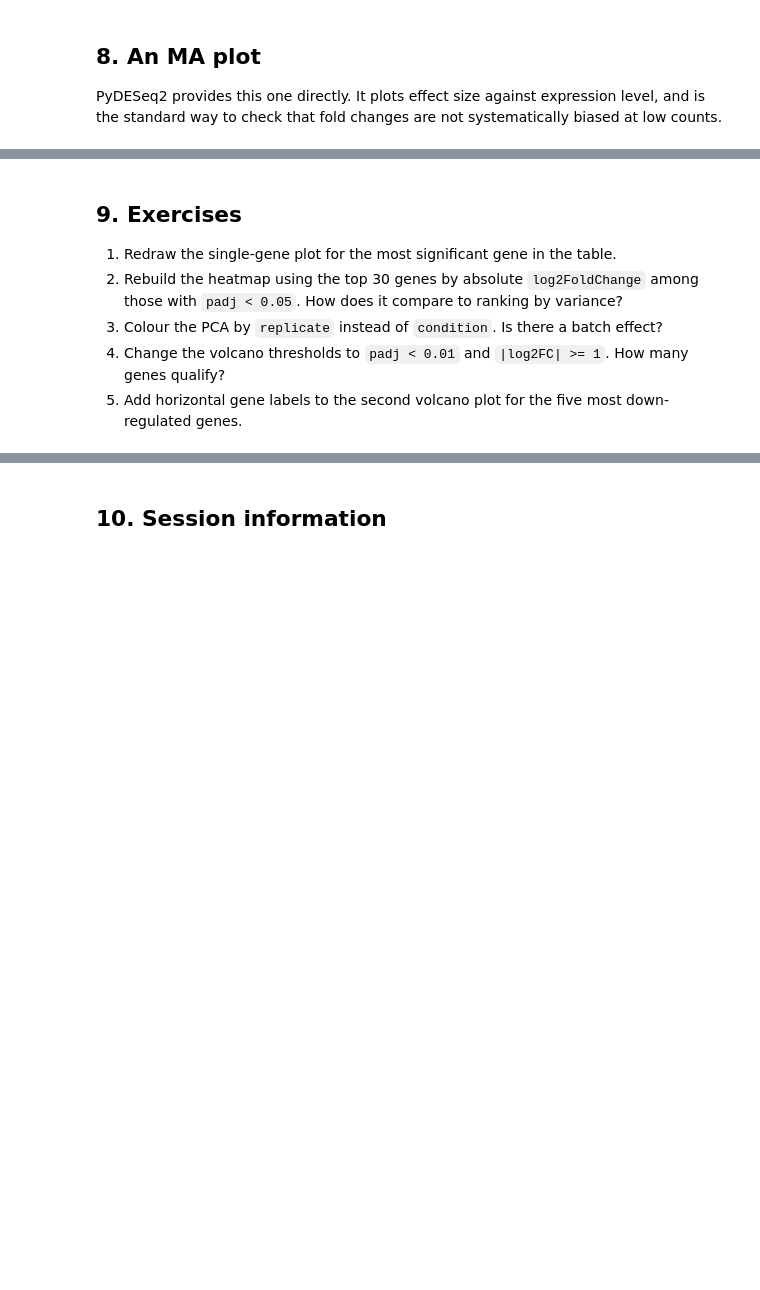
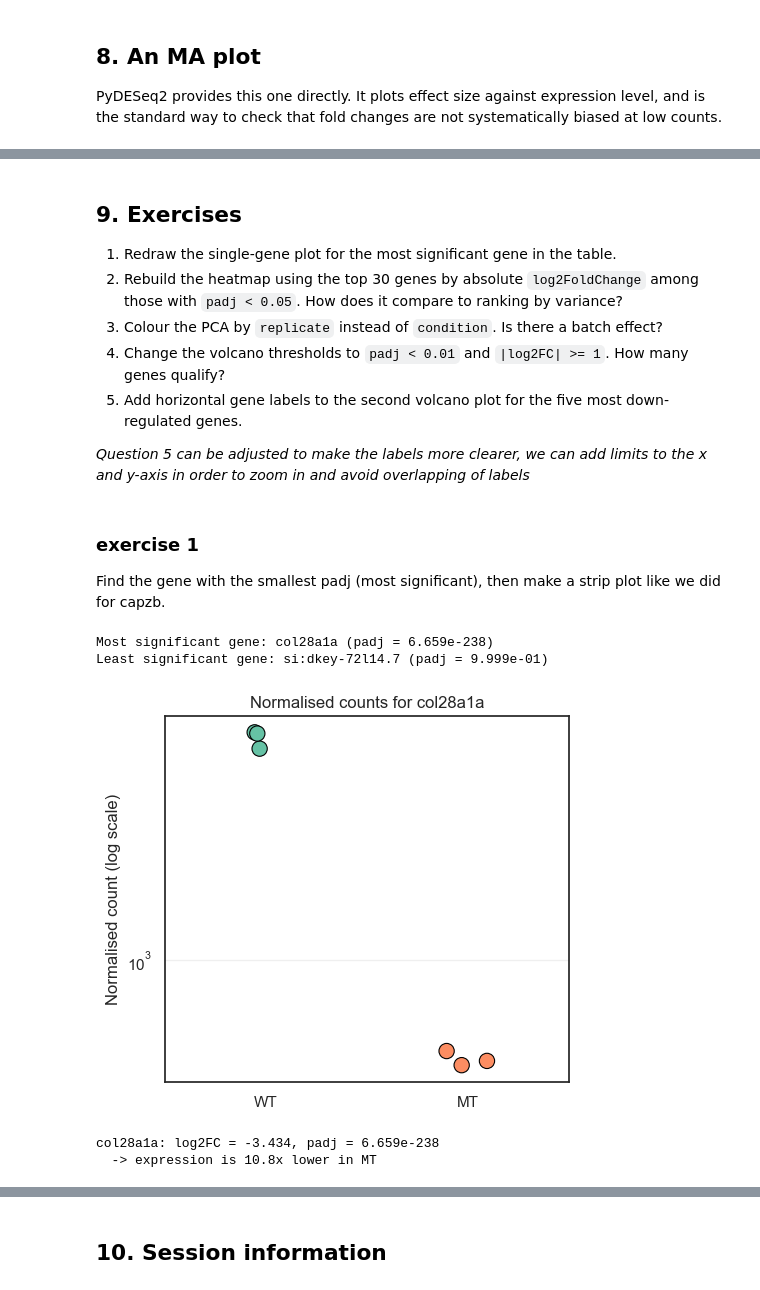
Before and after one commit to enriquea/ZebraQ, a Jupyter notebook: lessons-py/S5_PyDESeq2_Visualization.ipynb, the cells around one changed output, grey strips where cells are left out. Cells and saved outputs as stored; diff of their text form; code cells hidden in the pictures; blank space fills up the shorter version.

Commit message:
changes in exercises

```diff
--- a/lessons-py/S5_PyDESeq2_Visualization.ipynb
+++ b/lessons-py/S5_PyDESeq2_Visualization.ipynb
@@ -427,3 +427,47 @@ stat_res.plot_MA(s=6)
    genes qualify?
 5. Add horizontal gene labels to the second volcano plot for the five most
    down-regulated genes.
+
+*Question 5 can be adjusted to make the labels more clearer, we can add limits to the x and y-axis in order to zoom in and avoid overlapping of labels*
+# %% [markdown]
+### exercise 1
+Find the gene with the smallest padj (most significant), then make a strip plot like we did for capzb.
+# %%
+# Find the most significant gene (smallest padj)
+most_significant_gene = results["padj"].idxmin()
+print(f"Most significant gene: {most_significant_gene} (padj = {results.loc[most_significant_gene, 'padj']:.3e})")
+
+#largest padj - just to see the other end of the spectrum
+least_significant_gene = results["padj"].idxmax()
+print(f"Least significant gene: {least_significant_gene} (padj = {results.loc[least_significant_gene, 'padj']:.3e})")
+
+# Create the gene data frame
+gene_df = pd.DataFrame({
+    "count": normed[most_significant_gene],
+    "condition": metadata.loc[normed.index, "condition"],
+})
+
+# Make the plot
+fig, ax = plt.subplots(figsize=(5, 4.5))
+sns.stripplot(data=gene_df, x="condition", y="count", hue="condition",
+              order=[REFERENCE, TREATMENT], palette="Set2",
+              size=11, jitter=0.12, legend=False, edgecolor="black",
+              linewidth=0.8, ax=ax)
+ax.set_yscale("log")
+ax.set(title=f"Normalised counts for {most_significant_gene}",
+       xlabel="", ylabel="Normalised count (log scale)")
+ax.grid(axis="y", alpha=0.3)
+plt.tight_layout()
+plt.show()
+
+# Print stats
+row = results.loc[most_significant_gene]
+print(f"{most_significant_gene}: log2FC = {row['log2FoldChange']:.3f}, padj = {row['padj']:.3e}")
+print(f"  -> expression is {2 ** abs(row['log2FoldChange']):.1f}x "
+      f"{'lower' if row['log2FoldChange'] < 0 else 'higher'} in {TREATMENT}")
+# %% [output]
+Most significant gene: col28a1a (padj = 6.659e-238)
+Least significant gene: si:dkey-72l14.7 (padj = 9.999e-01)
+[figure, added]
+col28a1a: log2FC = -3.434, padj = 6.659e-238
+  -> expression is 10.8x lower in MT
```
Also changed, not shown: parts of 20 cells of this notebook, 2 other files.
